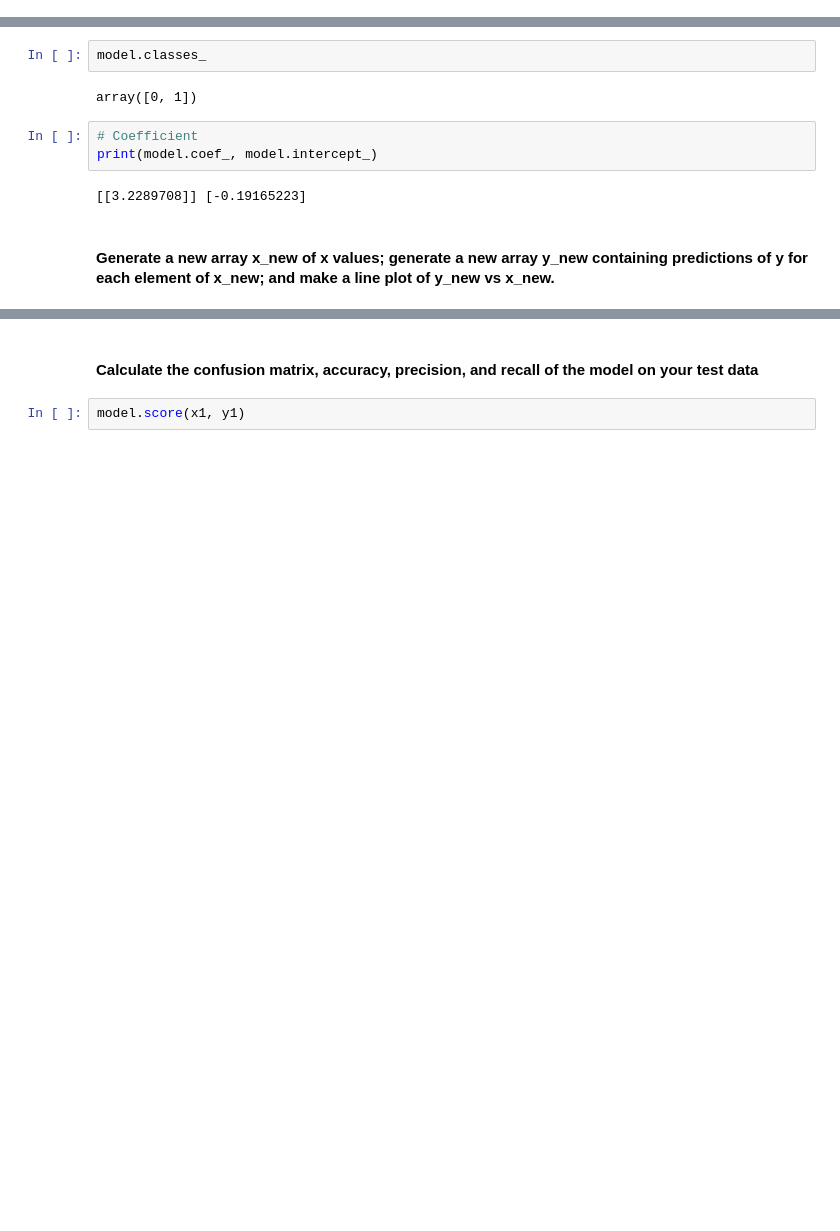
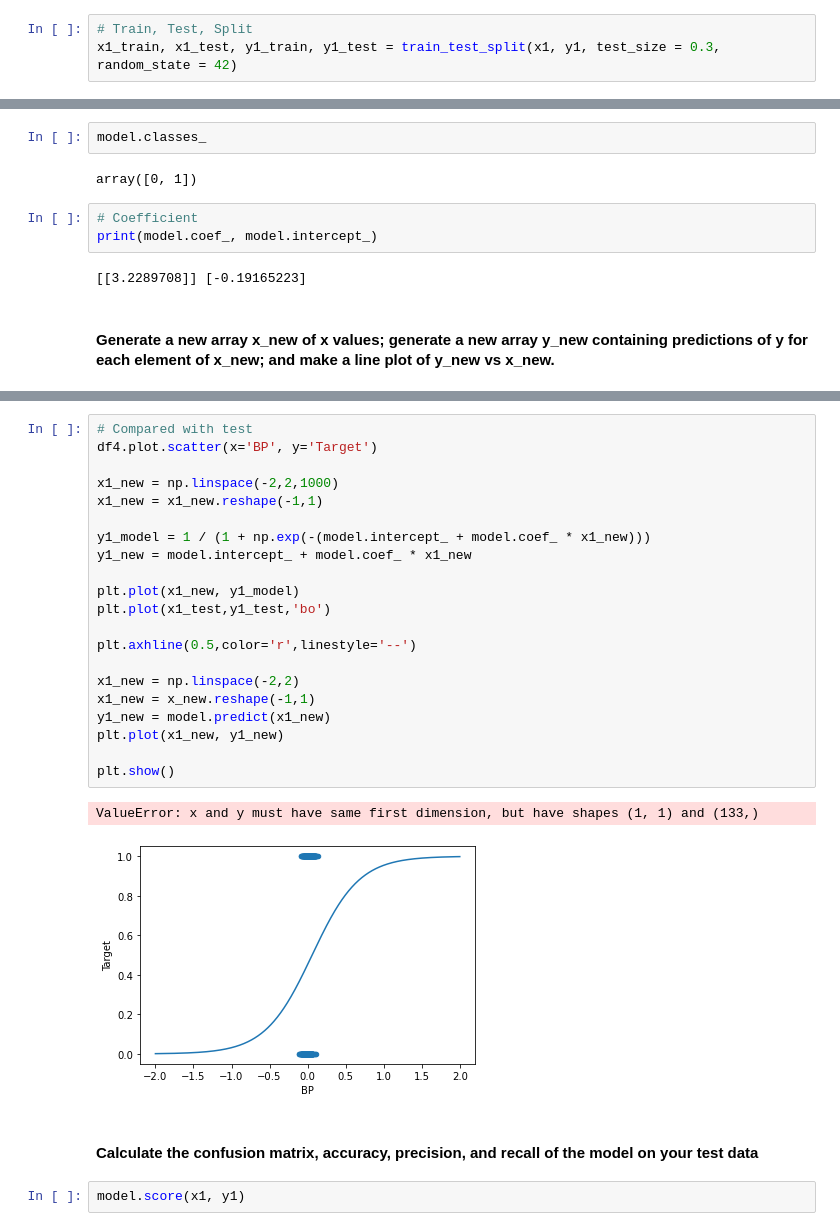
Before and after one commit to ygcha/DH150, a Jupyter notebook: Assignment3.ipynb, the cells around one changed output, grey strips where cells are left out. Saved outputs shown, nothing was run; the diff lists cells and outputs as text; blank space fills up the shorter version.

```diff
--- a/Assignment3.ipynb
+++ b/Assignment3.ipynb
@@ -409,3 +409,6 @@ plt.scatter(x1,y1)
 model.fit(x1,y1)
 # %% [output]
 LogisticRegression()
+# %%
+# Train, Test, Split
+x1_train, x1_test, y1_train, y1_test = train_test_split(x1, y1, test_size = 0.3, random_state = 42)
@@ -484,6 +495,30 @@ plt.plot(x1_new, y1_new)
 plt.show()
 # %% [output]
 [figure]
+# %%
+# Compared with test
+df4.plot.scatter(x='BP', y='Target')
+
+x1_new = np.linspace(-2,2,1000)
+x1_new = x1_new.reshape(-1,1)
+
+y1_model = 1 / (1 + np.exp(-(model.intercept_ + model.coef_ * x1_new)))
+y1_new = model.intercept_ + model.coef_ * x1_new
+
+plt.plot(x1_new, y1_model)
+plt.plot(x1_test,y1_test,'bo')
+
+plt.axhline(0.5,color='r',linestyle='--')
+
+x1_new = np.linspace(-2,2)
+x1_new = x_new.reshape(-1,1)
+y1_new = model.predict(x1_new)
+plt.plot(x1_new, y1_new)
+
+plt.show()
+# %% [output]
+ValueError: x and y must have same first dimension, but have shapes (1, 1) and (133,)
+[figure, added]
 # %% [markdown]
 #### Calculate the confusion matrix, accuracy, precision, and recall of the model on your test data
 # %%
```
Also changed, not shown: parts of 10 cells of this notebook.
